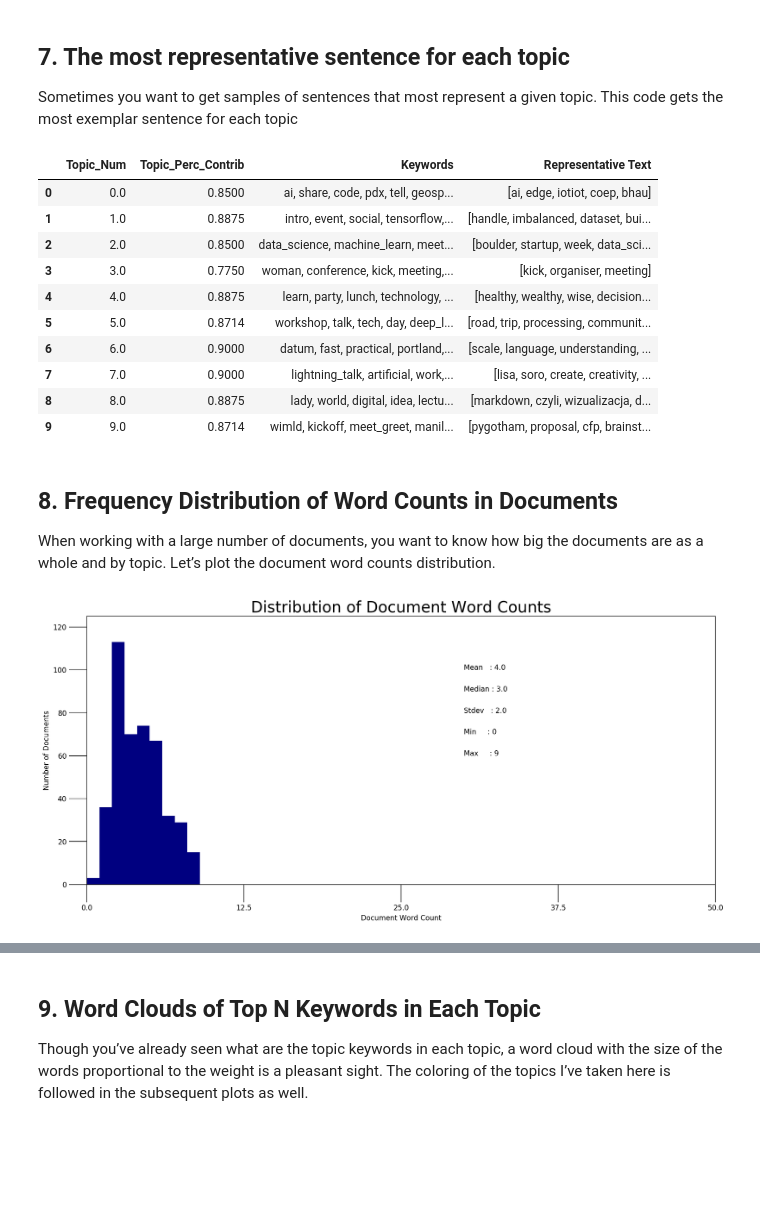
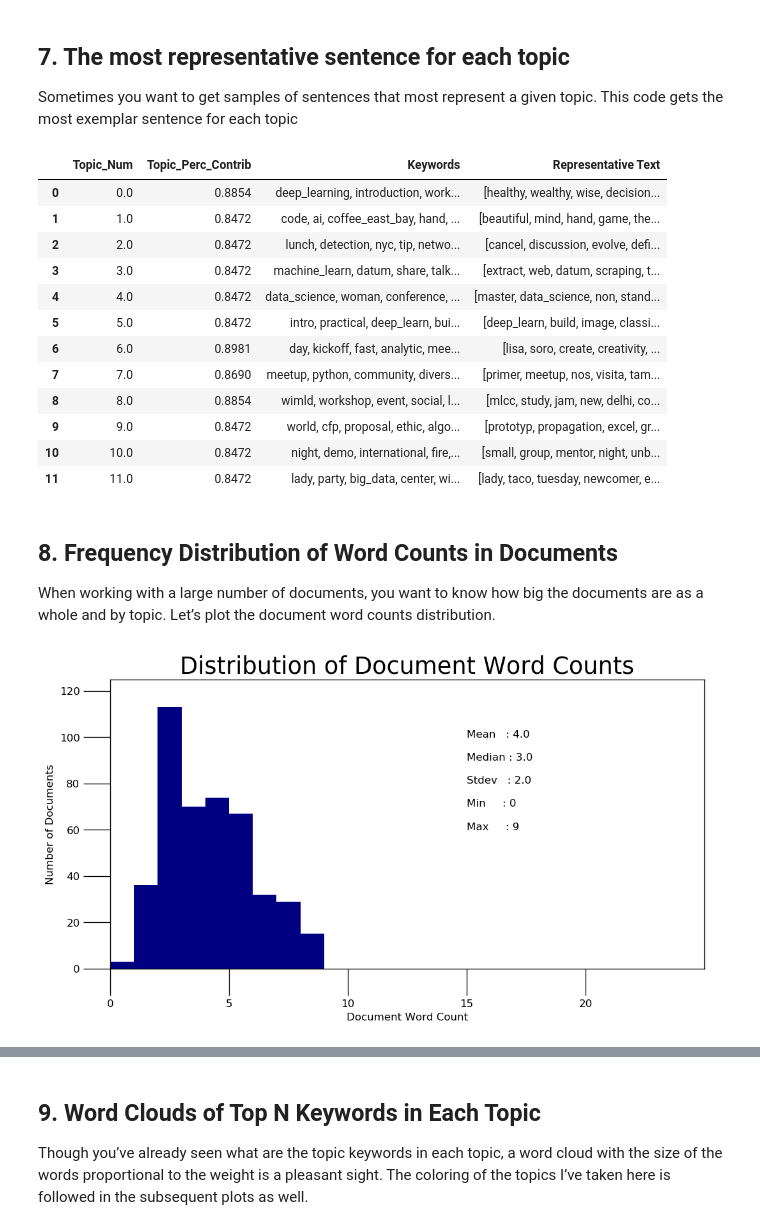
Before and after one commit to reshamas/ds_projects, a Jupyter notebook: wimlds_nlp/2_wimlds_events_nlp_lda_visualizing.ipynb, the cells around one changed output, grey strips where cells are left out. Saved outputs shown, nothing was run; the diff lists cells and outputs as text; code cells hidden in the pictures; blank space fills up the shorter version.

Commit message:
12 topic analysis"

```diff
--- a/wimlds_nlp/2_wimlds_events_nlp_lda_visualizing.ipynb
+++ b/wimlds_nlp/2_wimlds_events_nlp_lda_visualizing.ipynb
@@ -263,14 +263,24 @@ corpus = [id2word.doc2bow(text) for text in data_ready]
 # Build LDA model
 lda_model = gensim.models.ldamodel.LdaModel(corpus=corpus,
                                            id2word=id2word,
-                                           num_topics=10,
+                                           num_topics=12,
                                            random_state=100,
                                            update_every=1,
-                                           chunksize=10,
-                                           passes=10,
+                                           chunksize=50,
+                                           passes=1,
                                            alpha='symmetric',
                                            iterations=100,
                                            per_word_topics=True)
 
-pprint(lda_model.print_topics())
+#pprint(lda_model.print_topics())
+#pprint(lda_model.show_topics())
+print(lda_model.num_topics)
+
+topics = lda_model.show_topics(num_topics=10, formatted=False)
+len(topics)
+#topics
+#print_topics(num_topics=10, num_words=10)
+
+topics = lda_model.show_topics(num_topics=12, formatted=False)
+len(topics)
 # %% [output]
@@ -376,16 +371,18 @@ sent_topics_sorteddf_mallet.columns = ['Topic_Num', "Topic_Perc_Contrib", "Keywo
 sent_topics_sorteddf_mallet.head(25)
 # %% [output]
 |  | Topic_Num | Topic_Perc_Contrib | Keywords | Representative Text |
-| 0 | 0.0 | 0.8500 | ai, share, code, pdx, tell, geosp... | [ai, edge, iotiot, coep, bhau] |
-| 1 | 1.0 | 0.8875 | intro, event, social, tensorflow,... | [handle, imbalanced, dataset, bui... |
-| 2 | 2.0 | 0.8500 | data_science, machine_learn, meet... | [boulder, startup, week, data_sci... |
-| 3 | 3.0 | 0.7750 | woman, conference, kick, meeting,... | [kick, organiser, meeting] |
-| 4 | 4.0 | 0.8875 | learn, party, lunch, technology, ... | [healthy, wealthy, wise, decision... |
-| 5 | 5.0 | 0.8714 | workshop, talk, tech, day, deep_l... | [road, trip, processing, communit... |
-| 6 | 6.0 | 0.9000 | datum, fast, practical, portland,... | [scale, language, understanding, ... |
-| 7 | 7.0 | 0.9000 | lightning_talk, artificial, work,... | [lisa, soro, create, creativity, ... |
-| 8 | 8.0 | 0.8875 | lady, world, digital, idea, lectu... | [markdown, czyli, wizualizacja, d... |
-| 9 | 9.0 | 0.8714 | wimld, kickoff, meet_greet, manil... | [pygotham, proposal, cfp, brainst... |
+| 0 | 0.0 | 0.8854 | deep_learning, introduction, work... | [healthy, wealthy, wise, decision... |
+| 1 | 1.0 | 0.8472 | code, ai, coffee_east_bay, hand, ... | [beautiful, mind, hand, game, the... |
+| 2 | 2.0 | 0.8472 | lunch, detection, nyc, tip, netwo... | [cancel, discussion, evolve, defi... |
+| 3 | 3.0 | 0.8472 | machine_learn, datum, share, talk... | [extract, web, datum, scraping, t... |
+| 4 | 4.0 | 0.8472 | data_science, woman, conference, ... | [master, data_science, non, stand... |
+| 5 | 5.0 | 0.8472 | intro, practical, deep_learn, bui... | [deep_learn, build, image, classi... |
+| 6 | 6.0 | 0.8981 | day, kickoff, fast, analytic, mee... | [lisa, soro, create, creativity, ... |
+| 7 | 7.0 | 0.8690 | meetup, python, community, divers... | [primer, meetup, nos, visita, tam... |
+| 8 | 8.0 | 0.8854 | wimld, workshop, event, social, l... | [mlcc, study, jam, new, delhi, co... |
+| 9 | 9.0 | 0.8472 | world, cfp, proposal, ethic, algo... | [prototyp, propagation, excel, gr... |
+| 10 | 10.0 | 0.8472 | night, demo, international, fire,... | [small, group, mentor, night, unb... |
+| 11 | 11.0 | 0.8472 | lady, party, big_data, center, wi... | [lady, taco, tuesday, newcomer, e... |
 # %% [markdown]
 ## 8. Frequency Distribution of Word Counts in Documents
 When working with a large number of documents, you want to know how big the documents are as a whole and by topic. Let’s plot the document word counts distribution.
@@ -416,24 +413,24 @@ When working with a large number of documents, you want to know how big the docu
 # %%
 doc_lens = [len(d) for d in df_dominant_topic.Text]
 
 # Plot
-plt.figure(figsize=(16,7), dpi=160)
+plt.figure(figsize=(10,5), dpi=120)
 plt.hist(doc_lens, bins = 9, color='navy')
-plt.text(30, 100, "Mean   : " + str(round(np.mean(doc_lens))))
-plt.text(30, 90, "Median : " + str(round(np.median(doc_lens))))
-plt.text(30,  80, "Stdev   : " + str(round(np.std(doc_lens))))
-plt.text(30, 70,  "Min     : " + str(round(np.min(doc_lens))))
-plt.text(30, 60,  "Max     : " + str(round(np.max(doc_lens))))
+plt.text(15, 100, "Mean   : " + str(round(np.mean(doc_lens))))
+plt.text(15, 90, "Median : " + str(round(np.median(doc_lens))))
+plt.text(15,  80, "Stdev   : " + str(round(np.std(doc_lens))))
+plt.text(15, 70,  "Min     : " + str(round(np.min(doc_lens))))
+plt.text(15, 60,  "Max     : " + str(round(np.max(doc_lens))))
 #plt.text(750,  70, "1%ile    : " + str(round(np.quantile(doc_lens, q=0.01))))
 #plt.text(750,  60, "99%ile  : " + str(round(np.quantile(doc_lens, q=0.99))))
 
 plt.gca().set(xlim=(0, 25), ylim=(0, 125), ylabel='Number of Documents', xlabel='Document Word Count')
 plt.tick_params(size=25)
-plt.xticks(np.linspace(0,50,5))
+plt.xticks(np.linspace(0,20,5))
 plt.title('Distribution of Document Word Counts', fontdict=dict(size=22))
 plt.show()
 # %% [output]
-[figure, old version]
+[figure, new version]
 # %%
 import seaborn as sns
 import matplotlib.colors as mcolors
```
Also changed, not shown: parts of 16 cells of this notebook, 1 other file.
